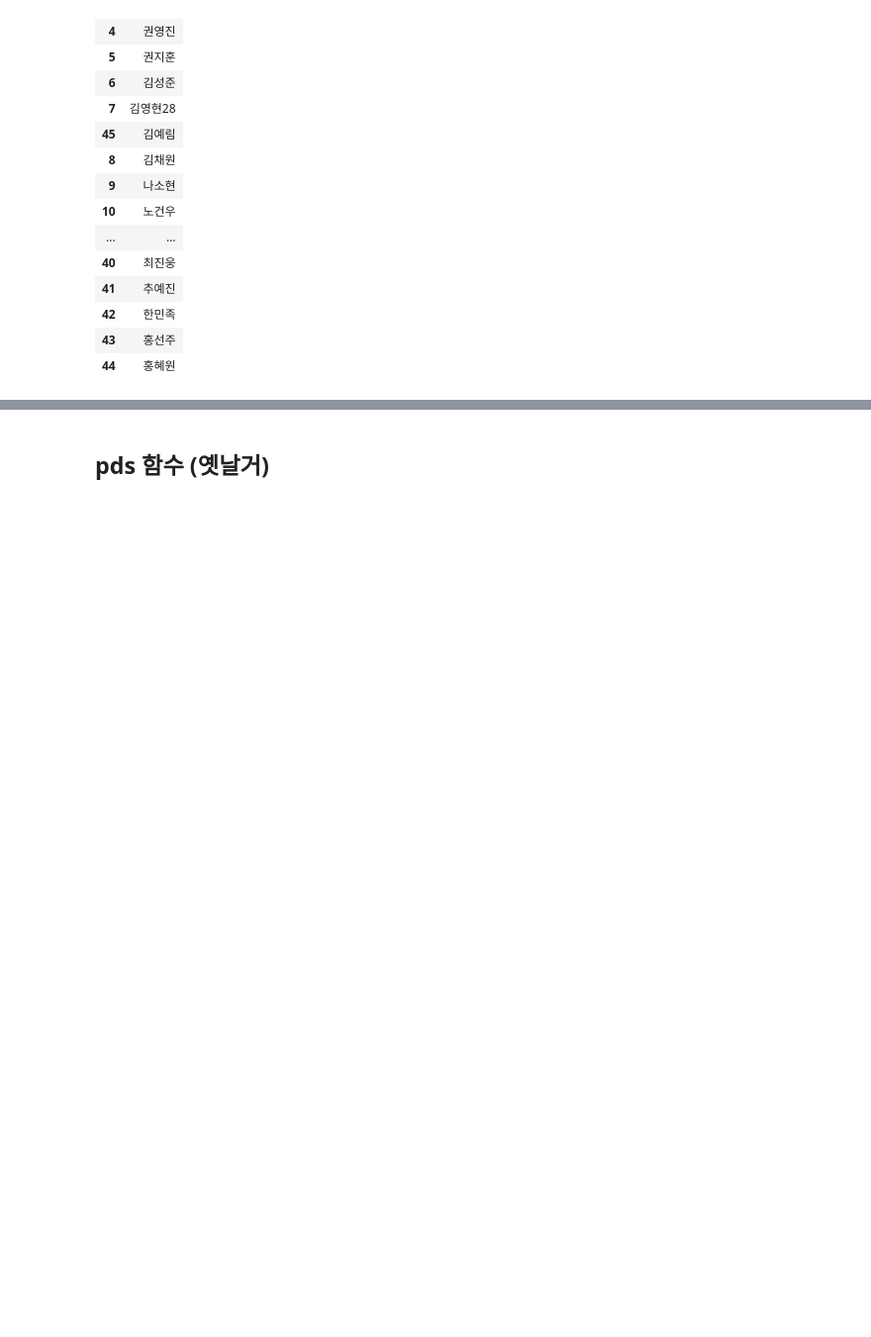
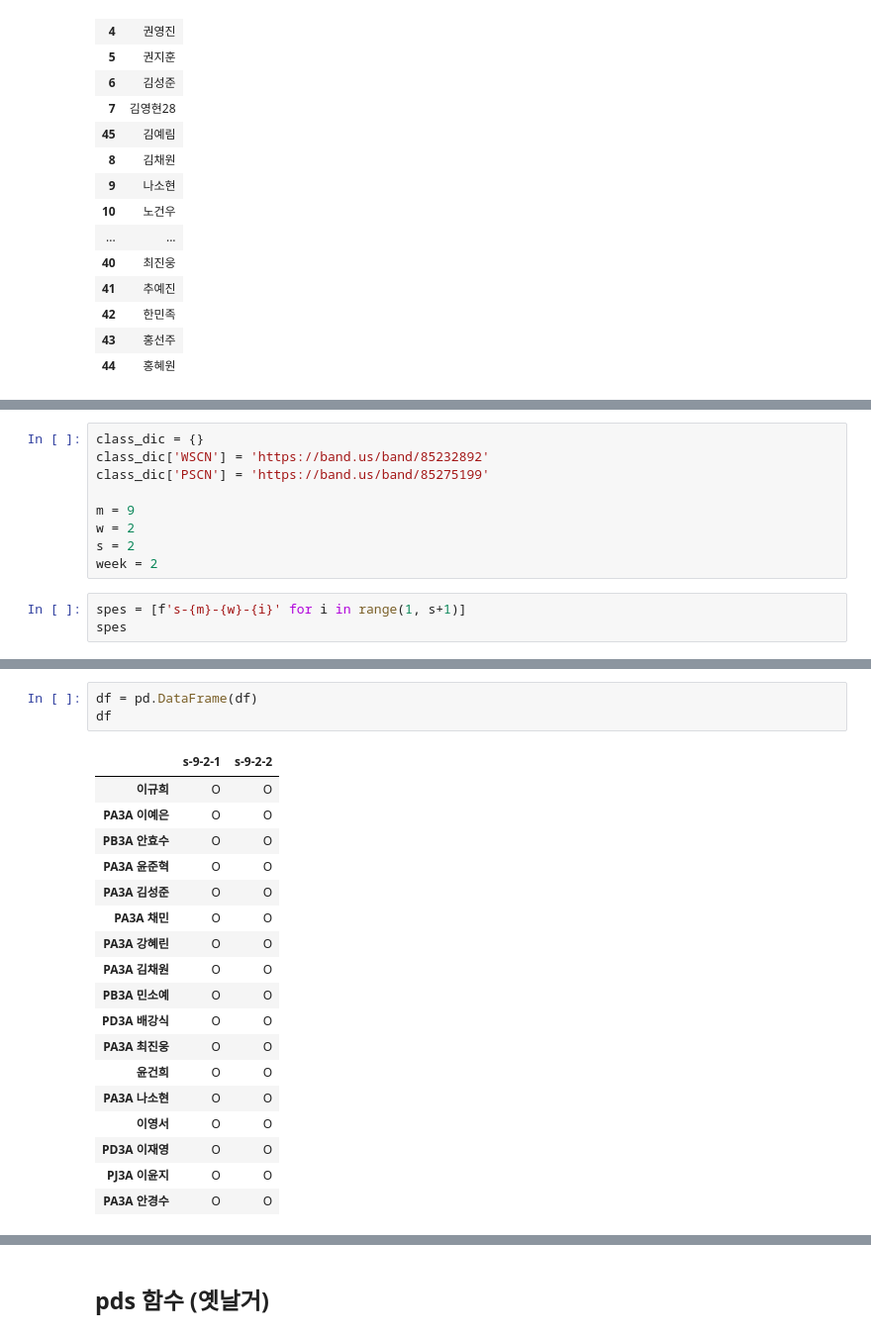
Before and after one commit to hmii/students_homework_checker, a Jupyter notebook: all_band.ipynb, the cells around one changed output, grey strips where cells are left out. Shown at 99% size. Drawn from its saved outputs; the diff is of its cells as text; blank space fills up the shorter version.

```diff
--- a/all_band.ipynb
+++ b/all_band.ipynb
@@ -651,0 +680,12 @@ pd.merge(df_name, df['PA3A'], how='outer', on='name')
+# %%
+class_dic = {}
+class_dic['WSCN'] = 'https://band.us/band/85232892'
+class_dic['PSCN'] = 'https://band.us/band/85275199'
+
+m = 9
+w = 2
+s = 2
+week = 2
+# %%
+spes = [f's-{m}-{w}-{i}' for i in range(1, s+1)]
+spes
@@ -651,0 +741,22 @@ pd.merge(df_name, df['PA3A'], how='outer', on='name')
+# %%
+df = pd.DataFrame(df)
+df
+# %% [output]
+|  | s-9-2-1 | s-9-2-2 |
+| 이규희 | O | O |
+| PA3A 이예은 | O | O |
+| PB3A 안효수 | O | O |
+| PA3A 윤준혁 | O | O |
+| PA3A 김성준 | O | O |
+| PA3A 채민 | O | O |
+| PA3A 강혜린 | O | O |
+| PA3A 김채원 | O | O |
+| PB3A 민소예 | O | O |
+| PD3A 배강식 | O | O |
+| PA3A 최진웅 | O | O |
+| 윤건희 | O | O |
+| PA3A 나소현 | O | O |
+| 이영서 | O | O |
+| PD3A 이재영 | O | O |
+| PJ3A 이윤지 | O | O |
+| PA3A 안경수 | O | O |
```
Also changed, not shown: parts of 27 cells of this notebook.
